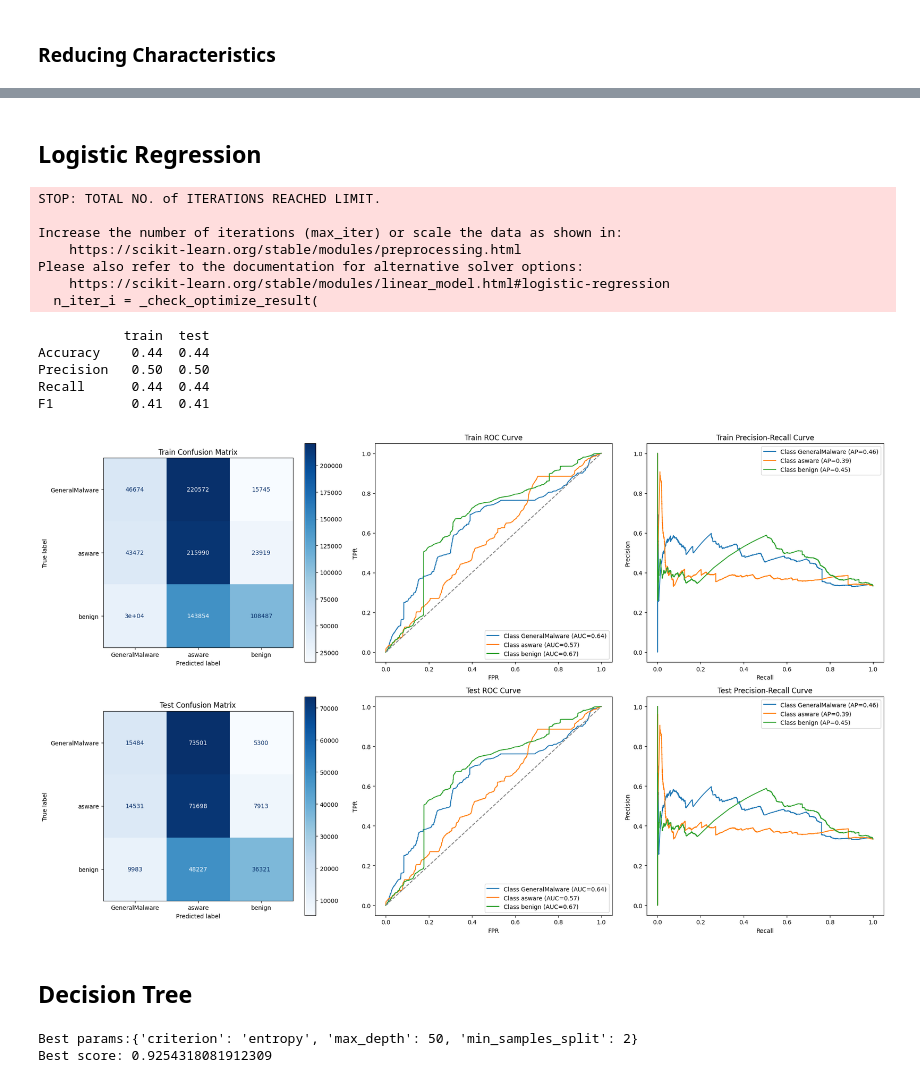
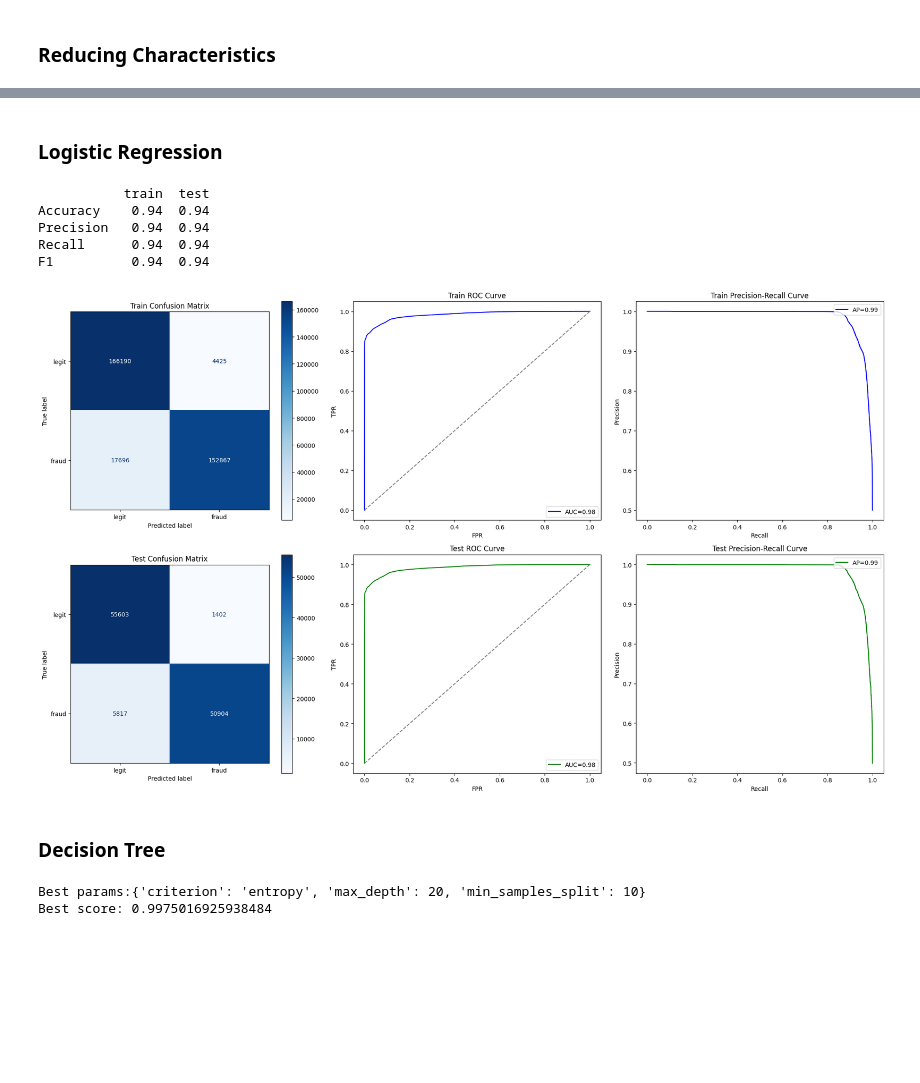
Before and after one commit to No-Country-simulation/c19-128-t-data-bi, a Jupyter notebook: Notebooks/ml_models.ipynb, the cells around one changed output, grey strips where cells are left out. Saved outputs shown, nothing was run; the diff lists cells and outputs as text; code cells hidden in the pictures; blank space fills up the shorter version.

```diff
--- a/Notebooks/ml_models.ipynb
+++ b/Notebooks/ml_models.ipynb
@@ -120,15 +124,9 @@ def remove_labels(df, label_name):
 train_set, test_set, valid_set = train_val_test_split(df)
 # %%
 # We devide into features and target
-X_train, y_train = remove_labels(train_set, 'calss')
-X_val, y_val = remove_labels(valid_set, 'calss')
-X_test, y_test = remove_labels(test_set, 'calss')
+X_train, y_train = remove_labels(train_set, 'Class')
+X_val, y_val = remove_labels(valid_set, 'Class')
+X_test, y_test = remove_labels(test_set, 'Class')
-# %%
-# We encode our targets using label enconder
-l_e = LabelEncoder()
-y_train = l_e.fit_transform(y_train)
-y_val = l_e.fit_transform(y_val)
-y_test = l_e.fit_transform(y_test)
 # %%
 # We create and train our model
 seed = 42
@@ -344,6 +341,6 @@ F1          0.91  0.91
 # %%
 over_sampler = SMOTE(random_state=seed)
-x_usampled,y_upsampled = over_sampler.fit_resample(df[columns_reduced],df['calss'])
+x_usampled,y_upsampled = over_sampler.fit_resample(df[columns_reduced],df['Class'])
 # %%
 print('Resampled dataset shape %s' % Counter(y_upsampled))
 # %% [output]
@@ -357,34 +354,21 @@ train_set_u, valid_set_u, test_set_u = train_val_test_split(df_u)
 X_train_u, y_train_u = remove_labels(train_set_u, 'class')
 X_val_u, y_val_u = remove_labels(valid_set_u, 'class')
 X_test_u, y_test_u = remove_labels(test_set_u, 'class')
-
-# We encode our targets using label enconder
-l_e_u = LabelEncoder()
-y_train_u = l_e_u.fit_transform(y_train_u)
-y_val_u = l_e_u.fit_transform(y_val_u)
-y_test_u = l_e_u.fit_transform(y_test_u)
 # %% [markdown]
-## Logistic Regression
+### Logistic Regression
 # %%
 model_lr_u=LogisticRegression(multi_class='multinomial', solver='lbfgs', random_state=seed, max_iter=200)
 model_lr_u.fit(X_train_u, y_train_u)
-evaluate_model(model_lr_u, X_train_u, y_train_u, X_val_u, y_val_u,l_e_u.classes_)
+evaluate_model(model_lr_u, X_train_u, y_train_u, X_val_u, y_val_u,['legit','fraud'])
 # %% [output]
-STOP: TOTAL NO. of ITERATIONS REACHED LIMIT.
-
-Increase the number of iterations (max_iter) or scale the data as shown in:
-    https://scikit-learn.org/stable/modules/preprocessing.html
-Please also refer to the documentation for alternative solver options:
-    https://scikit-learn.org/stable/modules/linear_model.html#logistic-regression
-  n_iter_i = _check_optimize_result(
+           train  test
+Accuracy    0.94  0.94
+Precision   0.94  0.94
+Recall      0.94  0.94
+F1          0.94  0.94
-           train  test
-Accuracy    0.44  0.44
-Precision   0.50  0.50
-Recall      0.44  0.44
-F1          0.41  0.41
-[figure, old version]
+[figure, new version]
 # %% [markdown]
-## Decision Tree
+### Decision Tree
 # %%
 model_tree_u = DecisionTreeClassifier(random_state=seed)
 param_grid = {
@@ -392,7 +376,7 @@ param_grid = {
     'max_depth': [None, 10, 20, 50, 100],
     'min_samples_split': [2, 5, 10]
 }
-grid_tree_u = GridSearchCV(estimator=model_tree_u, param_grid=param_grid, scoring='accuracy', cv=5, n_jobs=-1)
+grid_tree_u = GridSearchCV(estimator=model_tree_u, param_grid=param_grid, scoring='roc_auc', cv=5, n_jobs=-1)
 grid_tree_u.fit(X_train_u, y_train_u)
 
 print(f'''
@@ -400,6 +384,6 @@ Best params:{ grid_tree_u.best_params_}
 Best score: {grid_tree_u.best_score_}
 ''')
 # %% [output]
-Best params:{'criterion': 'entropy', 'max_depth': 50, 'min_samples_split': 2}
-Best score: 0.9254318081912309
+Best params:{'criterion': 'entropy', 'max_depth': 20, 'min_samples_split': 10}
+Best score: 0.9975016925938484
 # %%
```
Also changed, not shown: parts of 35 cells of this notebook.
